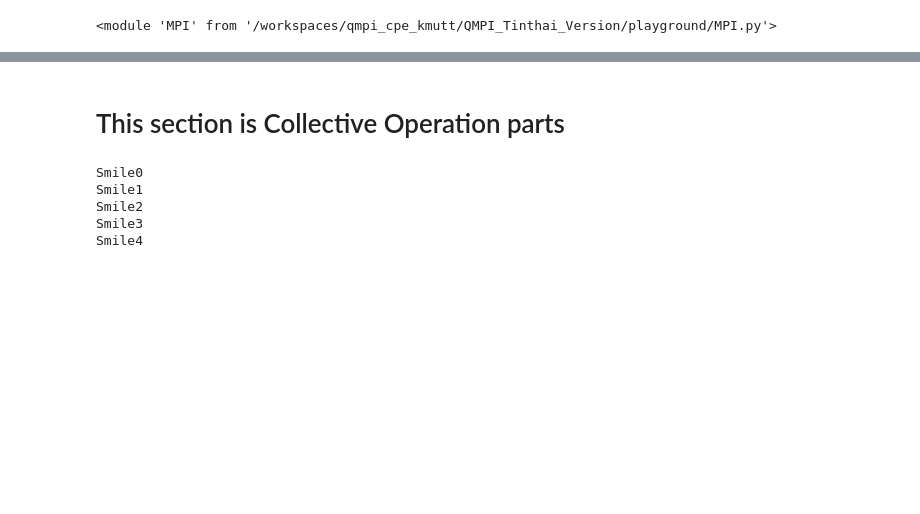
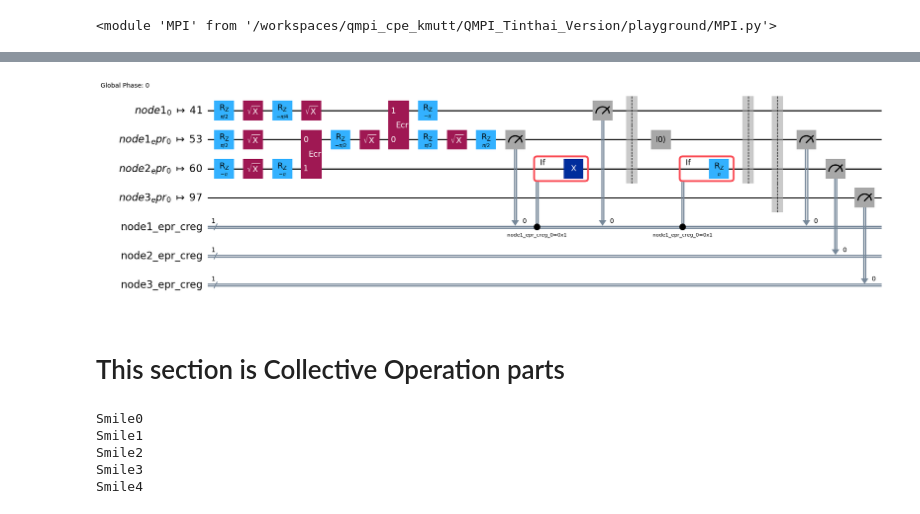
Before and after one commit to EayonTinthai/qmpi_cpe_kmutt, a Jupyter notebook: QMPI_Tinthai_Version/playground/advance_mpi.ipynb, the cells around one changed output, grey strips where cells are left out. Saved outputs shown, nothing was run; the diff lists cells and outputs as text; code cells hidden in the pictures; blank space fills up the shorter version.

```diff
--- a/QMPI_Tinthai_Version/playground/advance_mpi.ipynb
+++ b/QMPI_Tinthai_Version/playground/advance_mpi.ipynb
@@ -140,3 +154,10 @@ P(cbit[1] = 1) = 0.1445
+# %%
+backend = FakeKyiv()
+level = 1
+fake_backed_transpiled = transpile(sendqc_epr_class.q, backend=backend, optimization_level=level)
+fake_backed_transpiled.draw('mpl')
+# %% [output]
+[figure, added]
 # %%
 # # build distributed circuit with N nodes and returns circuit with list of quantum registers
 # def buildQMPI(N):
```
Also changed, not shown: parts of 24 cells of this notebook, 11 other files.
